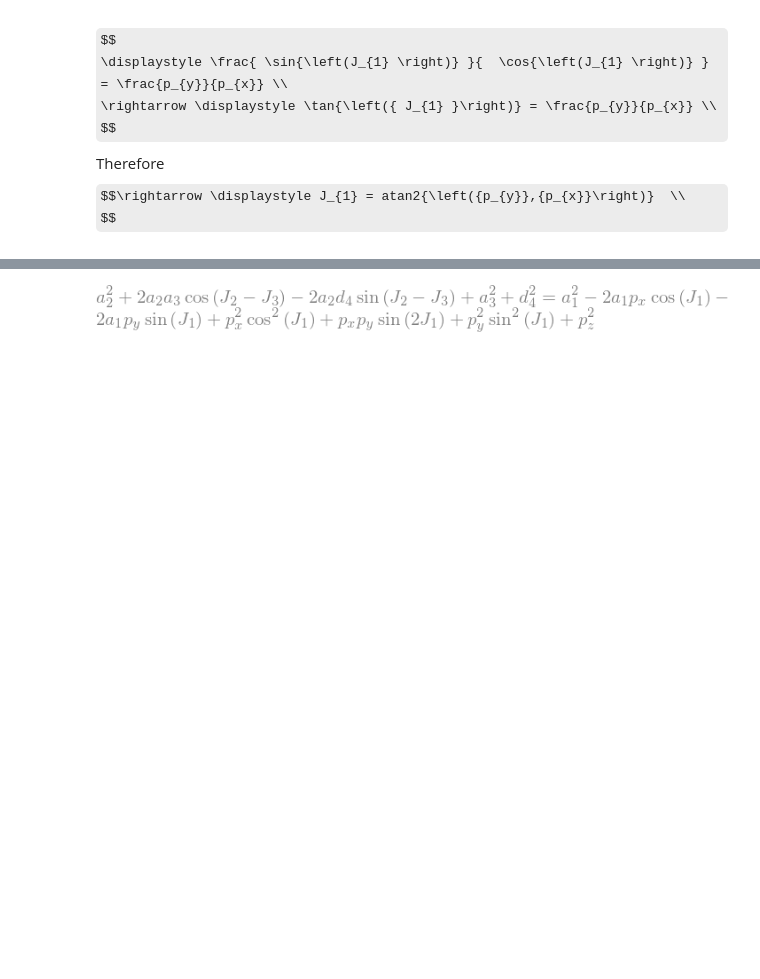
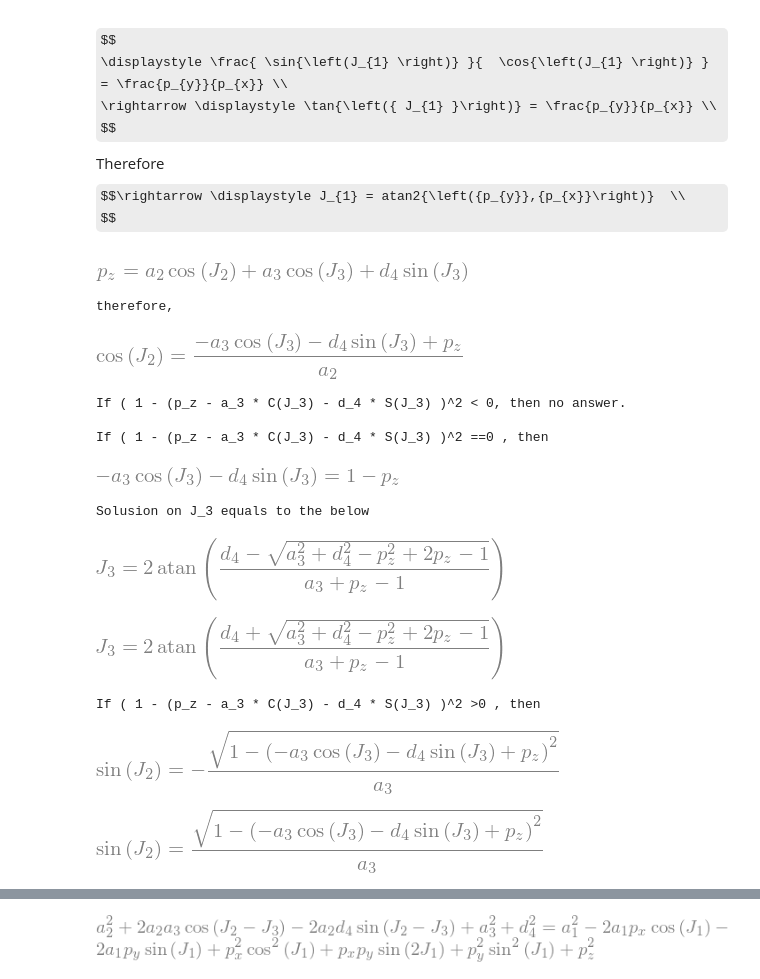
Before and after one commit to maeda-lab/Scaledown, a Jupyter notebook: miyamoto/FK_IK_furukawa.ipynb, the cells around one changed output, grey strips where cells are left out. Cells and saved outputs as stored; diff of their text form; code cells hidden in the pictures; some formulas as TeX source; blank space fills up the shorter version.

```diff
--- a/miyamoto/FK_IK_furukawa.ipynb
+++ b/miyamoto/FK_IK_furukawa.ipynb
@@ -207,3 +212,49 @@ $$
 Therefore
 $$\rightarrow \displaystyle J_{1} = atan2{\left({p_{y}},{p_{x}}\right)}  \\
 $$
+# %%
+display( sym.simplify(  sym.Eq(T6[11] , T[11]) ) )
+
+print("therefore, ")
+eq_C2 = ( p_z - a_3*C(J_3)-d_4*S(J_3) ) /a_2
+
+display( sym.Eq(C(J_2), eq_C2 ) )
+
+print("If ( 1 - (p_z - a_3 * C(J_3) - d_4 * S(J_3) )^2 < 0, then no answer.\n")
+
+print("If ( 1 - (p_z - a_3 * C(J_3) - d_4 * S(J_3) )^2 ==0 , then ")
+
+display( sym.Eq( - a_3 * C(J_3) - d_4 * S(J_3), 1 - p_z) )
+
+print("Solusion on J_3 equals to the below")
+
+sol =  sym.solve( sym.Eq( - a_3 * C(J_3) - d_4 * S(J_3), 1-p_z),  J_3 )
+
+display(sym.Eq(J_3, sol[0]) ,sym.Eq(J_3, sol[1]) )
+
+print("If ( 1 - (p_z - a_3 * C(J_3) - d_4 * S(J_3) )^2 >0 , then ")
+
+eq_S2p =  (sym.sqrt( 1 - ( p_z - a_3*C(J_3)-d_4*S(J_3) )*( p_z - a_3*C(J_3)-d_4*S(J_3) )) ) / a_3
+eq_S2n = -eq_S2p
+
+display( sym.Eq(S(J_2), eq_S2n ) )
+
+print("Here is the equation below")
+
+display( sym.collect( sym.Eq(A1iT6[3] , A23456[3]) , S(J_3) ) )
+display( sym.collect( sym.Eq(A1iT6[7] , A23456[7]) , S(J_3) ) )
+display( sym.Eq(S(J_2), eq_S2p ) )
+# %% [output]
+[figure, added]
+therefore,
+[figure, added]
+If ( 1 - (p_z - a_3 * C(J_3) - d_4 * S(J_3) )^2 < 0, then no answer.
+
+If ( 1 - (p_z - a_3 * C(J_3) - d_4 * S(J_3) )^2 ==0 , then
+[figure, added]
+Solusion on J_3 equals to the below
+[figure, added]
+[figure, added]
+If ( 1 - (p_z - a_3 * C(J_3) - d_4 * S(J_3) )^2 >0 , then
+[figure, added]
+[figure, added]
```
Also changed, not shown: parts of 11 cells of this notebook, 1 other file.
